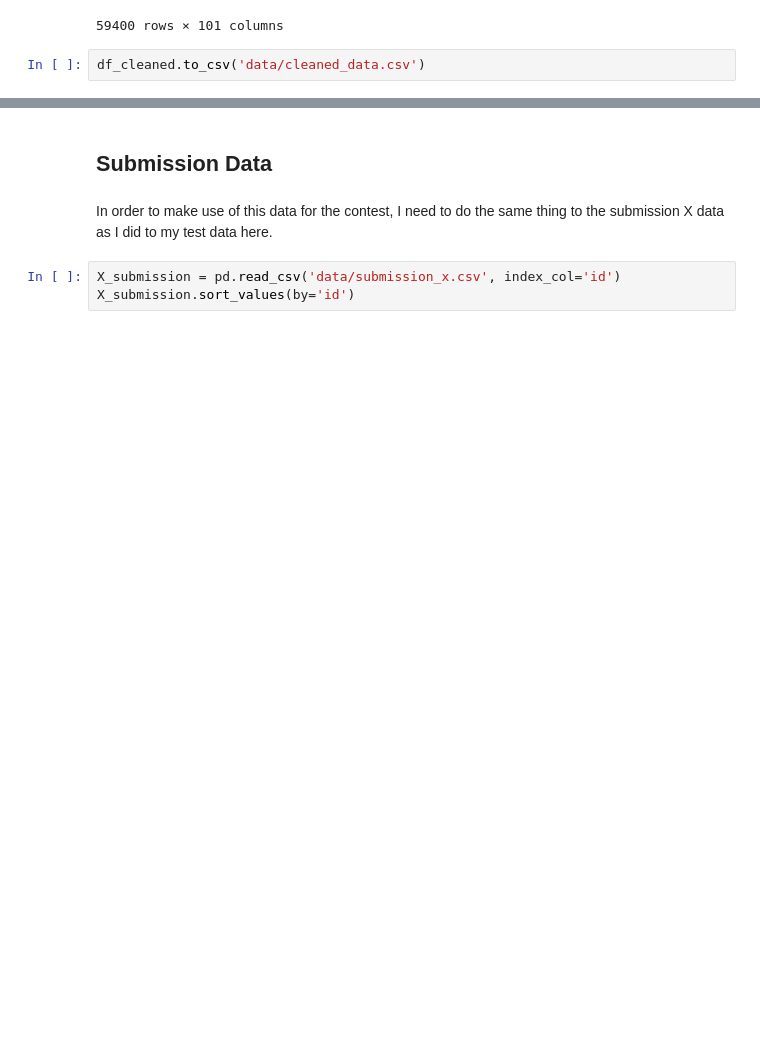
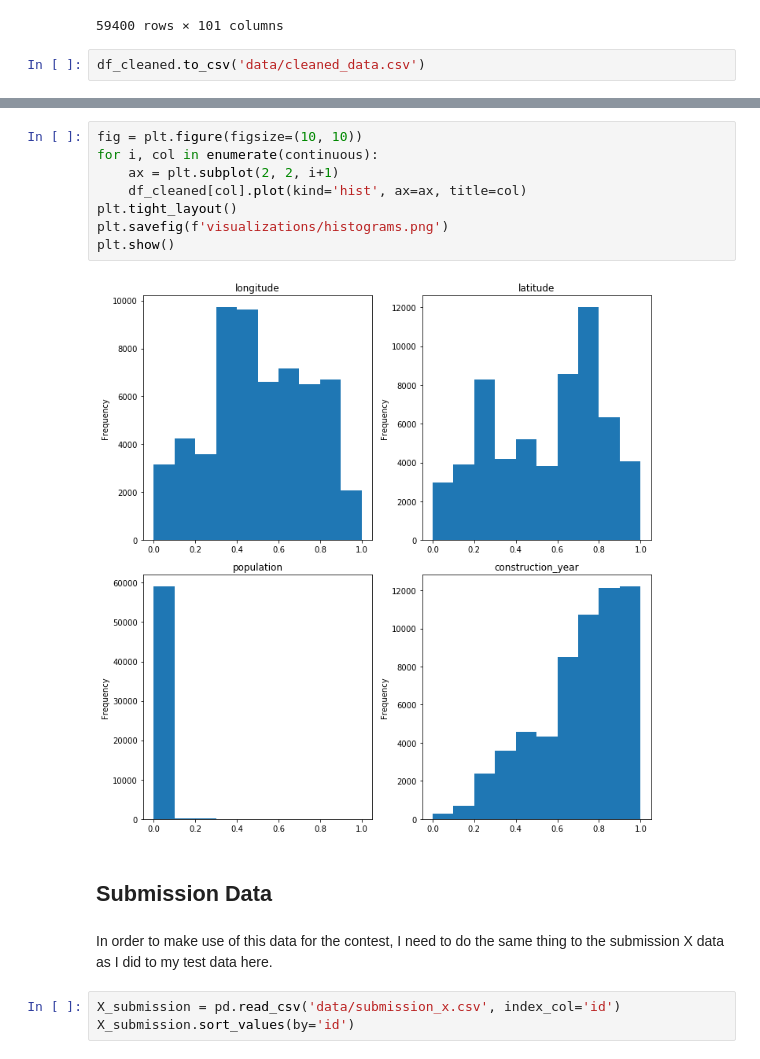
Before and after one commit to MullerAC/tanzanian-water-well-classification, a Jupyter notebook: 0-eda.ipynb, the cells around one changed output, grey strips where cells are left out. Cells and saved outputs as stored; diff of their text form; blank space fills up the shorter version.

```diff
--- a/0-eda.ipynb
+++ b/0-eda.ipynb
@@ -394,3 +403,13 @@ df_cleaned.to_csv('data/cleaned_data.csv')
+# %%
+fig = plt.figure(figsize=(10, 10))
+for i, col in enumerate(continuous):
+    ax = plt.subplot(2, 2, i+1)
+    df_cleaned[col].plot(kind='hist', ax=ax, title=col)
+plt.tight_layout()
+plt.savefig(f'visualizations/histograms.png')
+plt.show()
+# %% [output]
+[figure, added]
 # %% [markdown]
 ## Submission Data
 # %% [markdown]
```
Also changed, not shown: parts of 5 cells of this notebook, 11 other files.
